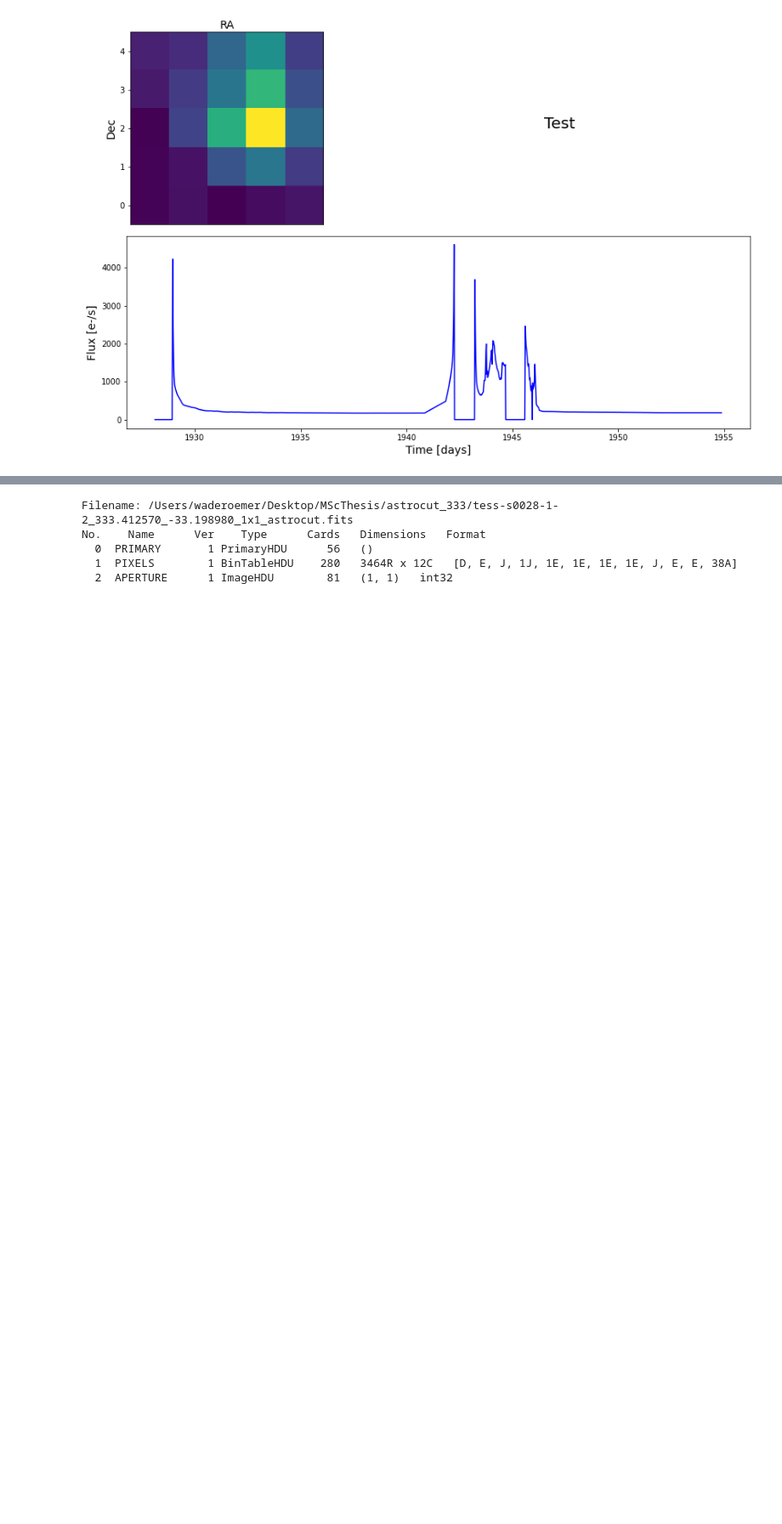
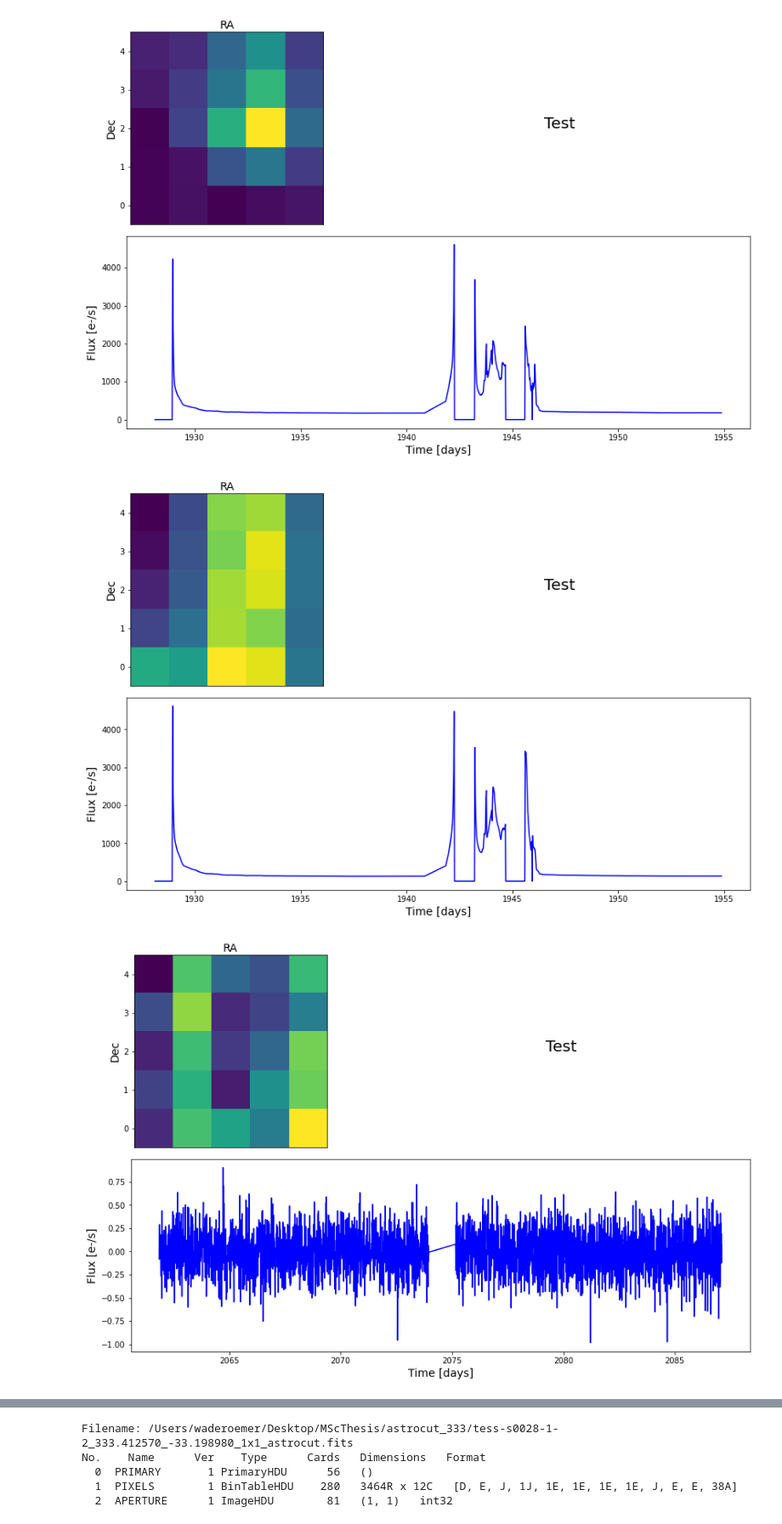
Before and after one commit to wbroem/MScThesis, a Jupyter notebook: 2. Retrieve data; produce plots.ipynb, the cells around one changed output, grey strips where cells are left out. Shown at 85% size. Cells and saved outputs as stored; diff of their text form; code cells hidden in the pictures; blank space fills up the shorter version.

Commit message:
made a few sample plots

```diff
--- a/2. Retrieve data; produce plots.ipynb
+++ b/2. Retrieve data; produce plots.ipynb
@@ -45,7 +45,7 @@ kids_data = pd.read_csv('KiDS_lenses.csv',skiprows=7)
 def integrate_ffi_stack(hdu):
     data = hdu[1].data
     # find the sum for each pixel, output as an array with the same shape
-
+    flux = data['FLUX']
     image_sum = np.zeros(shape=(5,5))
     for i in range(len(flux)):
         frame = flux[i]
@@ -127,3 +127,15 @@ testfile = 'tess-s0023-1-4_204.642360_-2.265300_5x5_astrocut.fits'
 make_qa_plot(f'{mast_data_path}/{testfile}')
 # %% [output]
 [figure]
+# %%
+testfiles = ['tess-s0023-1-4_203.747800_0.271510_5x5_astrocut.fits',
+             'tess-s0028-1-3_338.140470_-28.146370_5x5_astrocut.fits',
+             'tess-s0023-1-4_205.447130_-1.942140_5x5_astrocut.fits',
+             'tess-s0028-1-2_339.755400_-31.717560_5x5_astrocut.fits',
+             'tess-s0023-1-4_198.871800_1.539910_5x5_astrocut.fits'
+            ]
+for file in testfiles:
+    make_qa_plot(f'{mast_data_path}/{file}')
+# %% [output]
+[figure, added]
+[figure, added]
```
Also changed, not shown: parts of 2 cells of this notebook.
